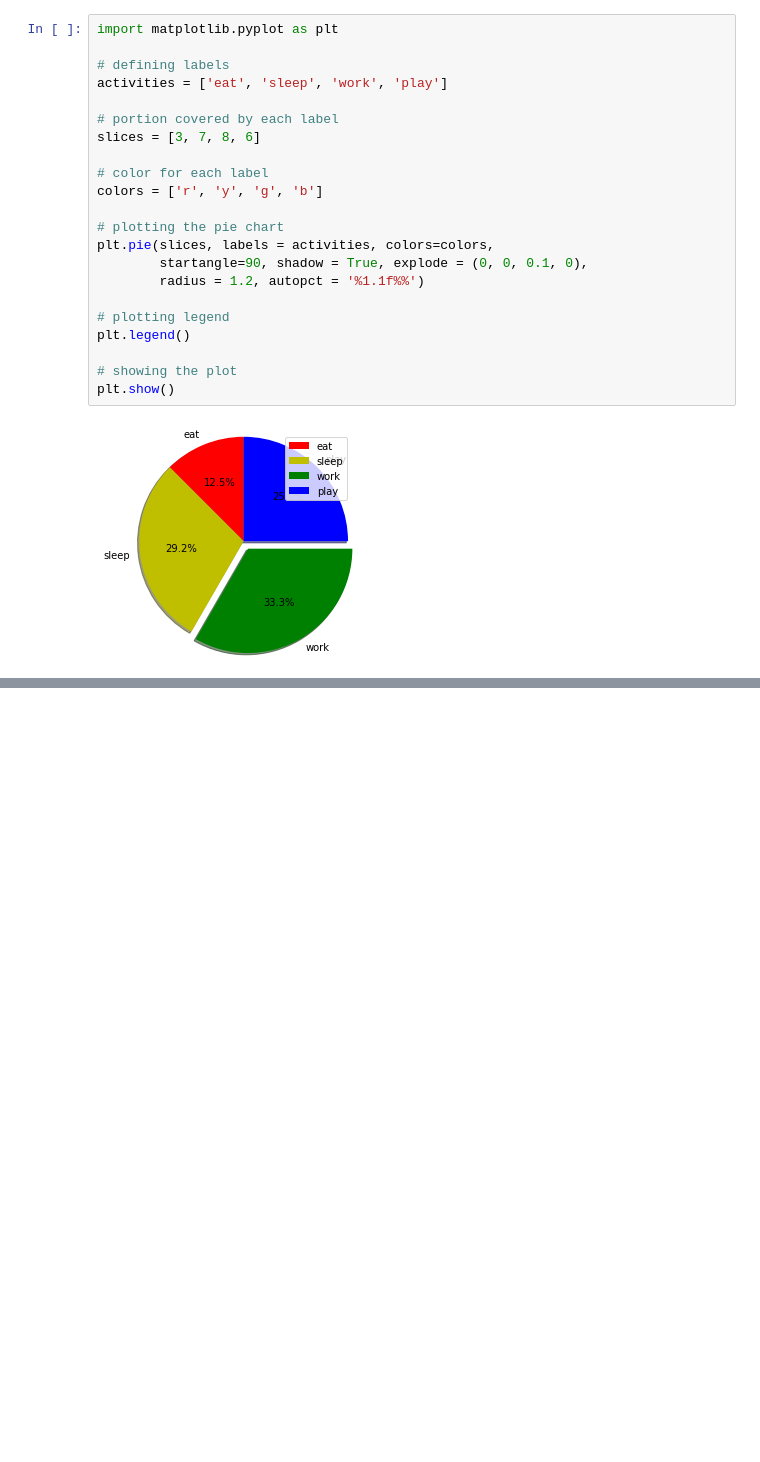
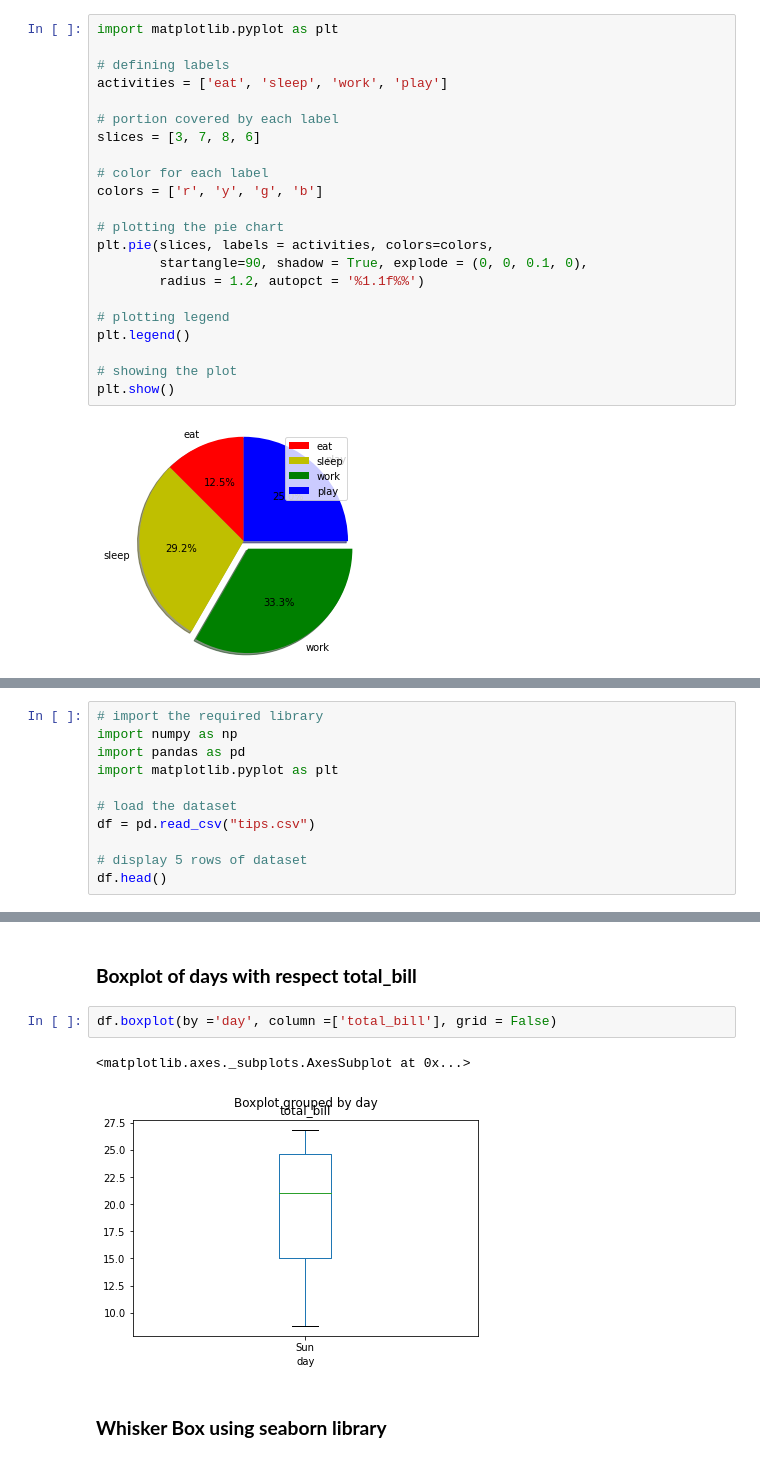
Before and after one commit to mgchandan0510/college, a Jupyter notebook: DataVisulization.ipynb, the cells around one changed output, grey strips where cells are left out. Drawn from its saved outputs; the diff is of its cells as text; blank space fills up the shorter version.

```diff
--- a/DataVisulization.ipynb
+++ b/DataVisulization.ipynb
@@ -128,0 +164,11 @@ plt.show()
+# %%
+# import the required library
+import numpy as np
+import pandas as pd
+import matplotlib.pyplot as plt
+
+# load the dataset
+df = pd.read_csv("tips.csv")
+
+# display 5 rows of dataset
+df.head()
@@ -128,0 +182,9 @@ plt.show()
+# %% [markdown]
+### **Boxplot of days with respect total_bill**
+# %%
+df.boxplot(by ='day', column =['total_bill'], grid = False)
+# %% [output]
+<matplotlib.axes._subplots.AxesSubplot at 0x...>
+[figure, added]
+# %% [markdown]
+### **Whisker Box using seaborn library**
```
Also changed, not shown: parts of 19 cells of this notebook.
